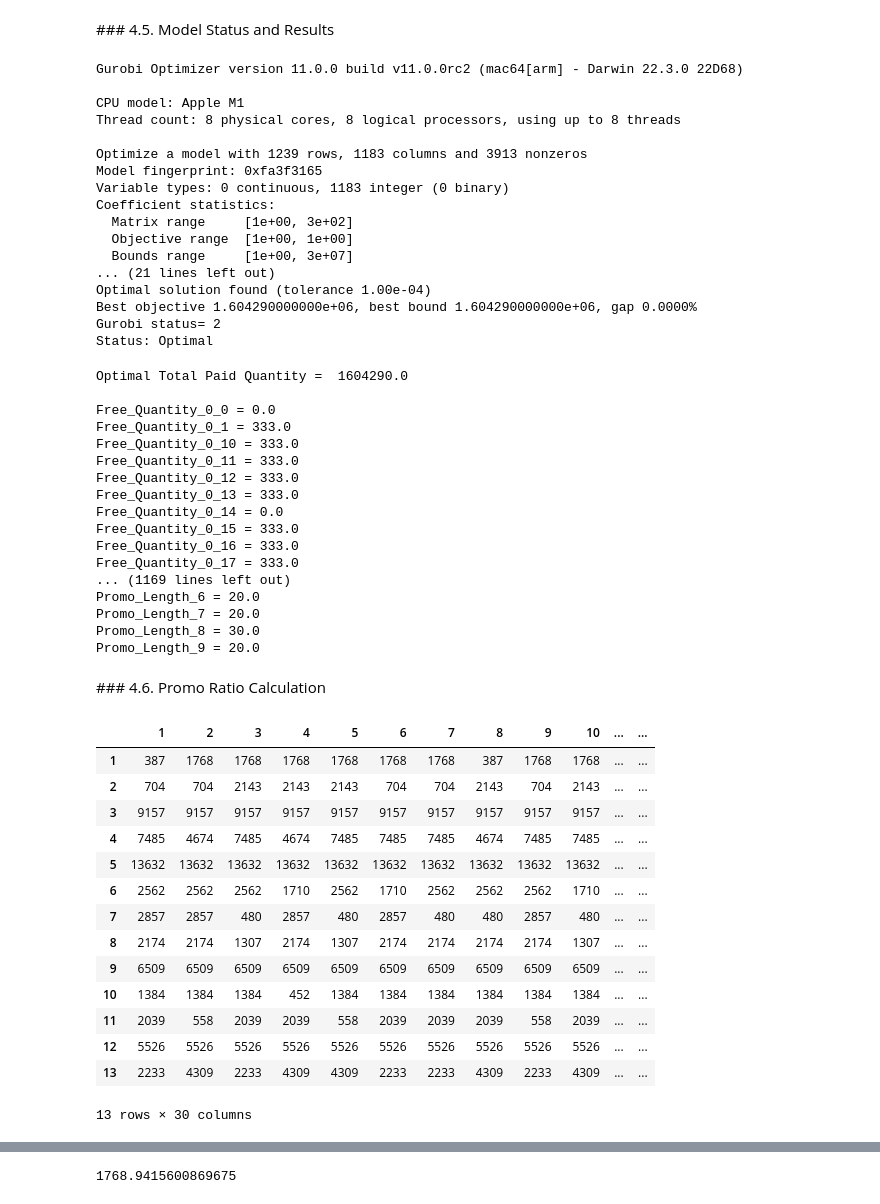
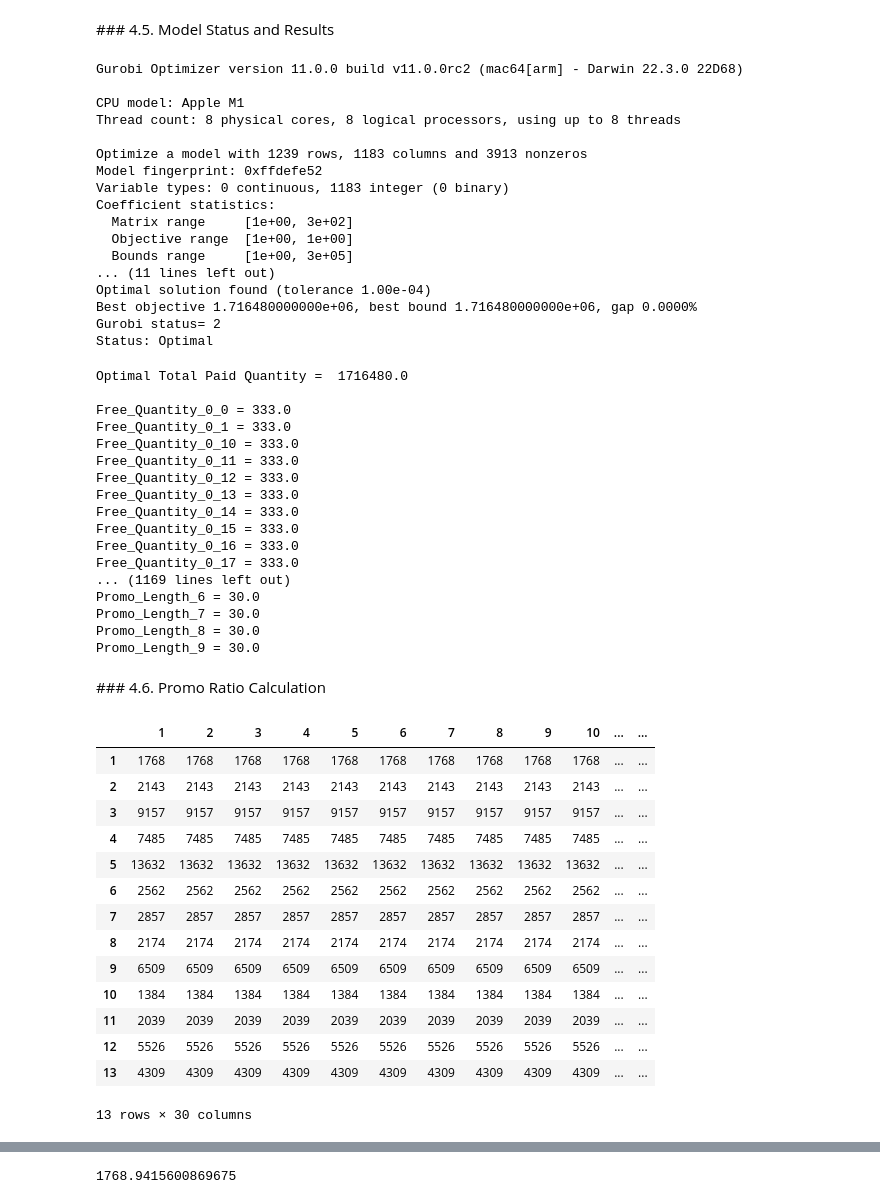
Before and after one commit to ayigitdogan/PharmaProject, a Jupyter notebook: IE492 - Pharma Project.ipynb, the cells around one changed output, grey strips where cells are left out. Cells and saved outputs as stored; diff of their text form; code cells hidden in the pictures.

Commit message:
Model notation

```diff
--- a/IE492 - Pharma Project.ipynb
+++ b/IE492 - Pharma Project.ipynb
@@ -364,6 +381,7 @@ products = [14,  16,  20,  21,  29,  30,  32,  38,  39,  41,  49, 138, 148]
 
 T=30 # end of promotion horizon
 PHorizon = list(range(0, T))
+AugHorizon = list(range(1, T))
 
 I=len(products) # product count
 Products = list(range(0, I))
@@ -405,7 +423,10 @@ Shortest_Promo = 20
 L = LpVariable.dicts("Promo_Length",Products,lowBound=Shortest_Promo, upBound=Longest_Promo, cat='Integer')
 
 #Promotion Starting Date
-#B = LpVariable.dicts("Promo_Start",Products,lowBound=0, upBound=T, cat='Integer')
+S = LpVariable.dicts("Promo_Start",(Products,PHorizon),cat='Binary')
+
+#Promotion Ending Date
+E = LpVariable.dicts("Promo_End",(Products,PHorizon),cat='Binary')
 # %% [markdown]
 ### 4.3. Objective Function
 # %%
@@ -441,8 +462,26 @@ for i in Products:
 
 #PROMOTED PRODUCTS AT TIME "t"
 for t in PHorizon:
-    Promo_Model += lpSum(X[i][t] for i in Products) <= 10
+    Promo_Model += lpSum(X[i][t] for i in Products) <= 13
 
 #PROMO PERIOD FOR PRODUCT "i"
 for i in Products:
     Promo_Model += lpSum(X[i][t] for t in PHorizon) == L[i]
+# %%
+'''
+
+#PROMOTION SEQUENCING
+
+for i in Products:
+    Promo_Model += E[i][0] == 0
+
+for i in Products:
+    for t in AugHorizon:
+        Promo_Model += S[i][t] + E[i][t] <= 1
+        Promo_Model += X[i][t] - X[i][t-1] == S[i][t] - E[i][t]
+
+for i in Products:
+    Promo_Model += lpSum(S[i][t] for t in PHorizon) <= 1
+    Promo_Model += lpSum(E[i][t] for t in PHorizon) <= 1
+
+'''
@@ -449,6 +494,8 @@ for i in Products:
 # %% [markdown]
 ### 4.5. Model Status and Results
 # %%
+#solver = CPLEX_PY()
+
 solver = GUROBI()
 solver.solve(Promo_Model)
 
@@ -461,15 +508,15 @@ CPU model: Apple M1
 Thread count: 8 physical cores, 8 logical processors, using up to 8 threads
 
 Optimize a model with 1239 rows, 1183 columns and 3913 nonzeros
-Model fingerprint: 0xfa3f3165
+Model fingerprint: 0xffdefe52
 Variable types: 0 continuous, 1183 integer (0 binary)
 Coefficient statistics:
   Matrix range     [1e+00, 3e+02]
   Objective range  [1e+00, 1e+00]
-  Bounds range     [1e+00, 3e+07]
-... (21 lines left out)
+  Bounds range     [1e+00, 3e+05]
+... (11 lines left out)
 Optimal solution found (tolerance 1.00e-04)
-Best objective 1.604290000000e+06, best bound 1.604290000000e+06, gap 0.0000%
+Best objective 1.716480000000e+06, best bound 1.716480000000e+06, gap 0.0000%
 Gurobi status= 2
 Status: Optimal
 # %%
@@ -480,52 +527,54 @@ print("Optimal Total Paid Quantity = ", pulp.value(Promo_Model.objective),"\n")
 for v in Promo_Model.variables():
     print(v.name, "=", v.varValue)
 # %% [output]
-Optimal Total Paid Quantity =  1604290.0
+Optimal Total Paid Quantity =  1716480.0
 
-Free_Quantity_0_0 = 0.0
+Free_Quantity_0_0 = 333.0
 Free_Quantity_0_1 = 333.0
 Free_Quantity_0_10 = 333.0
 Free_Quantity_0_11 = 333.0
 Free_Quantity_0_12 = 333.0
 Free_Quantity_0_13 = 333.0
-Free_Quantity_0_14 = 0.0
+Free_Quantity_0_14 = 333.0
 Free_Quantity_0_15 = 333.0
 Free_Quantity_0_16 = 333.0
 Free_Quantity_0_17 = 333.0
 ... (1169 lines left out)
-Promo_Length_6 = 20.0
-Promo_Length_7 = 20.0
+Promo_Length_6 = 30.0
+Promo_Length_7 = 30.0
 Promo_Length_8 = 30.0
-Promo_Length_9 = 20.0
+Promo_Length_9 = 30.0
 # %% [markdown]
 ### 4.6. Promo Ratio Calculation
 # %%
+products = [14,  16,  20,  21,  29,  30,  32,  38,  39,  41,  49, 138, 148]
+
 Total_Qty = np.zeros((I, T), dtype = int)
 
 for i in Products:
     for t in PHorizon:
         Total_Qty[i][t] = P[i][t].varValue + F[i][t].varValue
 
 df_Total_Qty = pd.DataFrame(Total_Qty,
-                 index=range(1,I+1),
-                 columns=range(1,T+1))
+                 index = range(1,I+1),
+                 columns = range(1,T+1))
 
 df_Total_Qty
 # %% [output]
 |  | 1 | 2 | 3 | 4 | 5 | 6 | 7 | 8 | 9 | 10 | ... | ... |
-| 1 | 387 | 1768 | 1768 | 1768 | 1768 | 1768 | 1768 | 387 | 1768 | 1768 | ... | ... |
-| 2 | 704 | 704 | 2143 | 2143 | 2143 | 704 | 704 | 2143 | 704 | 2143 | ... | ... |
+| 1 | 1768 | 1768 | 1768 | 1768 | 1768 | 1768 | 1768 | 1768 | 1768 | 1768 | ... | ... |
+| 2 | 2143 | 2143 | 2143 | 2143 | 2143 | 2143 | 2143 | 2143 | 2143 | 2143 | ... | ... |
 | 3 | 9157 | 9157 | 9157 | 9157 | 9157 | 9157 | 9157 | 9157 | 9157 | 9157 | ... | ... |
-| 4 | 7485 | 4674 | 7485 | 4674 | 7485 | 7485 | 7485 | 4674 | 7485 | 7485 | ... | ... |
+| 4 | 7485 | 7485 | 7485 | 7485 | 7485 | 7485 | 7485 | 7485 | 7485 | 7485 | ... | ... |
 | 5 | 13632 | 13632 | 13632 | 13632 | 13632 | 13632 | 13632 | 13632 | 13632 | 13632 | ... | ... |
-| 6 | 2562 | 2562 | 2562 | 1710 | 2562 | 1710 | 2562 | 2562 | 2562 | 1710 | ... | ... |
-| 7 | 2857 | 2857 | 480 | 2857 | 480 | 2857 | 480 | 480 | 2857 | 480 | ... | ... |
-| 8 | 2174 | 2174 | 1307 | 2174 | 1307 | 2174 | 2174 | 2174 | 2174 | 1307 | ... | ... |
+| 6 | 2562 | 2562 | 2562 | 2562 | 2562 | 2562 | 2562 | 2562 | 2562 | 2562 | ... | ... |
+| 7 | 2857 | 2857 | 2857 | 2857 | 2857 | 2857 | 2857 | 2857 | 2857 | 2857 | ... | ... |
+| 8 | 2174 | 2174 | 2174 | 2174 | 2174 | 2174 | 2174 | 2174 | 2174 | 2174 | ... | ... |
 | 9 | 6509 | 6509 | 6509 | 6509 | 6509 | 6509 | 6509 | 6509 | 6509 | 6509 | ... | ... |
-| 10 | 1384 | 1384 | 1384 | 452 | 1384 | 1384 | 1384 | 1384 | 1384 | 1384 | ... | ... |
-| 11 | 2039 | 558 | 2039 | 2039 | 558 | 2039 | 2039 | 2039 | 558 | 2039 | ... | ... |
+| 10 | 1384 | 1384 | 1384 | 1384 | 1384 | 1384 | 1384 | 1384 | 1384 | 1384 | ... | ... |
+| 11 | 2039 | 2039 | 2039 | 2039 | 2039 | 2039 | 2039 | 2039 | 2039 | 2039 | ... | ... |
 | 12 | 5526 | 5526 | 5526 | 5526 | 5526 | 5526 | 5526 | 5526 | 5526 | 5526 | ... | ... |
-| 13 | 2233 | 4309 | 2233 | 4309 | 4309 | 2233 | 2233 | 4309 | 2233 | 4309 | ... | ... |
+| 13 | 4309 | 4309 | 4309 | 4309 | 4309 | 4309 | 4309 | 4309 | 4309 | 4309 | ... | ... |
 13 rows × 30 columns
 # %%
 Promo_Ratio = np.zeros((I, T), dtype = float)
```
Also changed, not shown: parts of 19 cells of this notebook.
